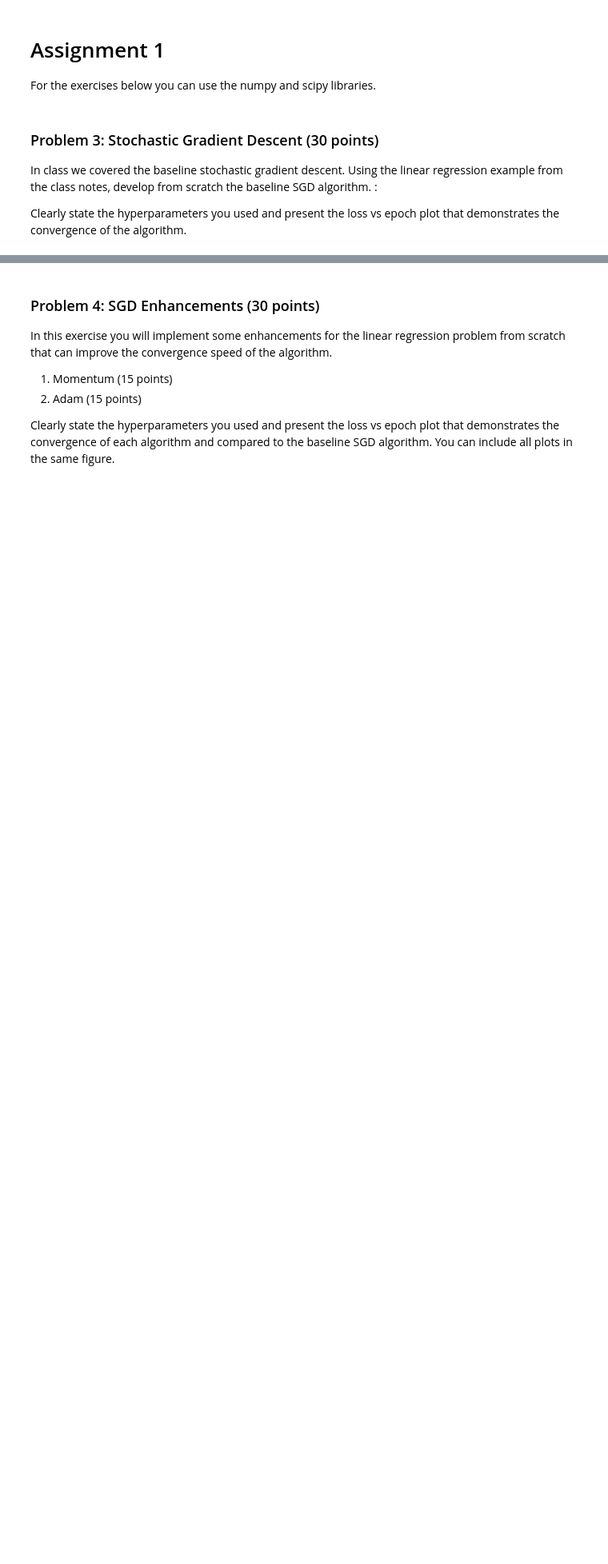
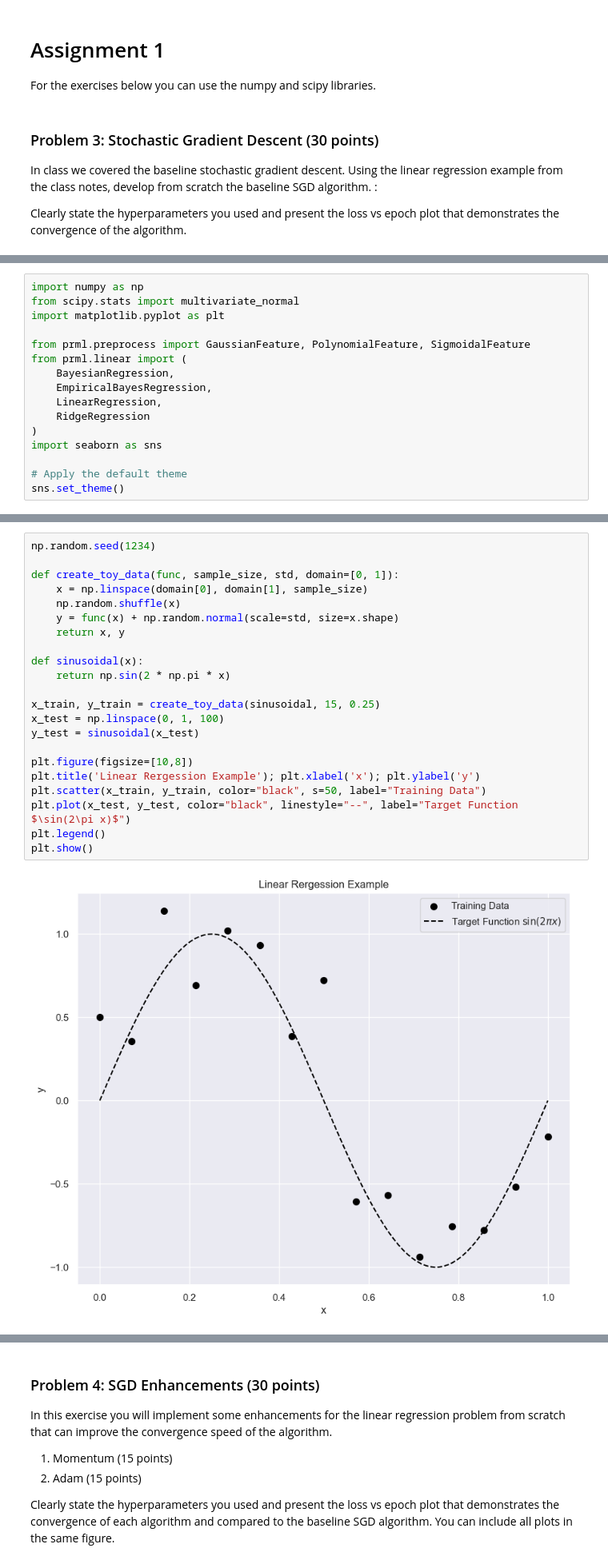
Before and after one commit to pengwingokla/MetaAI-segment-anything-model, a Jupyter notebook: assignment-1/cs370-tn268-assignment-1-p2.ipynb, the cells around one changed output, grey strips where cells are left out. Shown: that part at 80% size. Drawn from its saved outputs; the diff is of its cells as text; blank space fills up the shorter version.

```diff
--- a/assignment-1/cs370-tn268-assignment-1-p2.ipynb
+++ b/assignment-1/cs370-tn268-assignment-1-p2.ipynb
@@ -10,0 +39,16 @@ Clearly state the hyperparameters you used and present the loss vs epoch plot th
+# %%
+import numpy as np
+from scipy.stats import multivariate_normal
+import matplotlib.pyplot as plt
+
+from prml.preprocess import GaussianFeature, PolynomialFeature, SigmoidalFeature
+from prml.linear import (
+    BayesianRegression,
+    EmpiricalBayesRegression,
+    LinearRegression,
+    RidgeRegression
+)
+import seaborn as sns
+
+# Apply the default theme
+sns.set_theme()
@@ -10,0 +57,24 @@ Clearly state the hyperparameters you used and present the loss vs epoch plot th
+# %%
+np.random.seed(1234)
+
+def create_toy_data(func, sample_size, std, domain=[0, 1]):
+    x = np.linspace(domain[0], domain[1], sample_size)
+    np.random.shuffle(x)
+    y = func(x) + np.random.normal(scale=std, size=x.shape)
+    return x, y
+
+def sinusoidal(x):
+    return np.sin(2 * np.pi * x)
+
+x_train, y_train = create_toy_data(sinusoidal, 15, 0.25)
+x_test = np.linspace(0, 1, 100)
+y_test = sinusoidal(x_test)
+
+plt.figure(figsize=[10,8])
+plt.title('Linear Rergession Example'); plt.xlabel('x'); plt.ylabel('y')
+plt.scatter(x_train, y_train, color="black", s=50, label="Training Data")
+plt.plot(x_test, y_test, color="black", linestyle="--", label="Target Function $\sin(2\pi x)$")
+plt.legend()
+plt.show()
+# %% [output]
+[figure, added]
```
Also changed, not shown: parts of 9 cells of this notebook, 1 other file.
